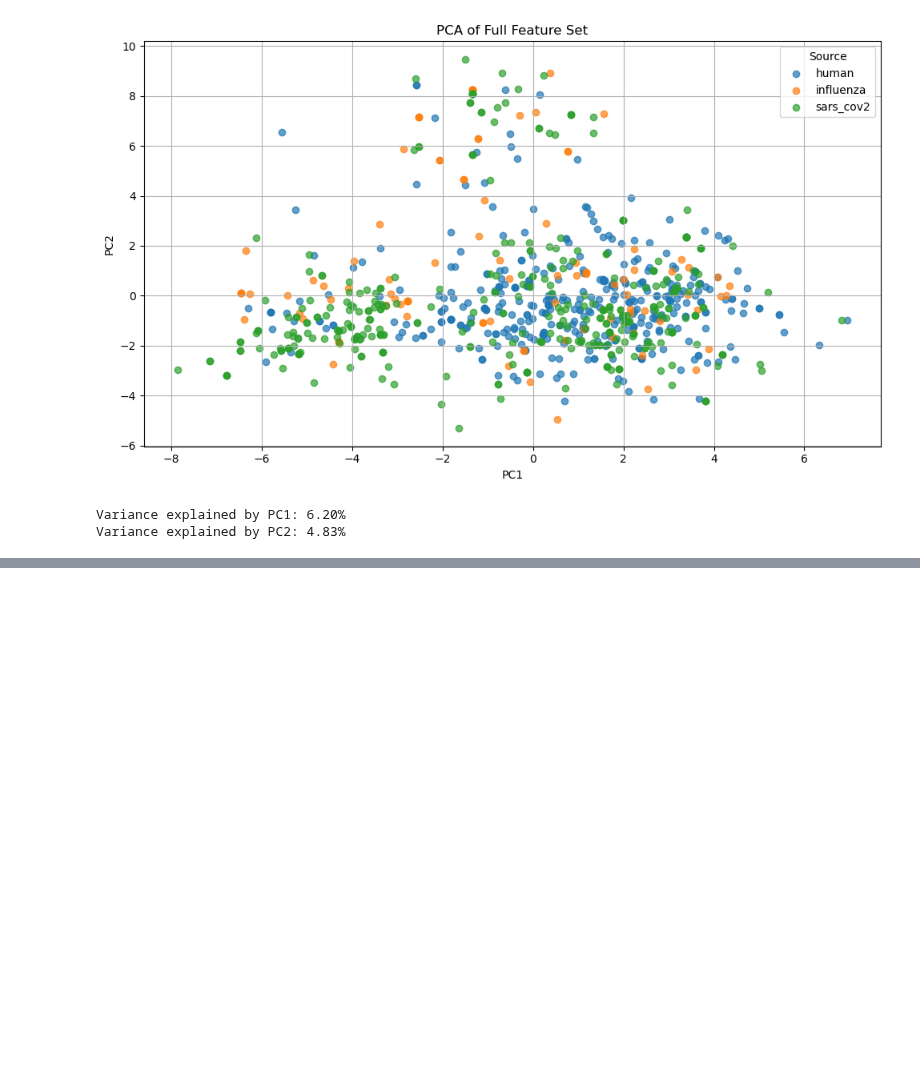
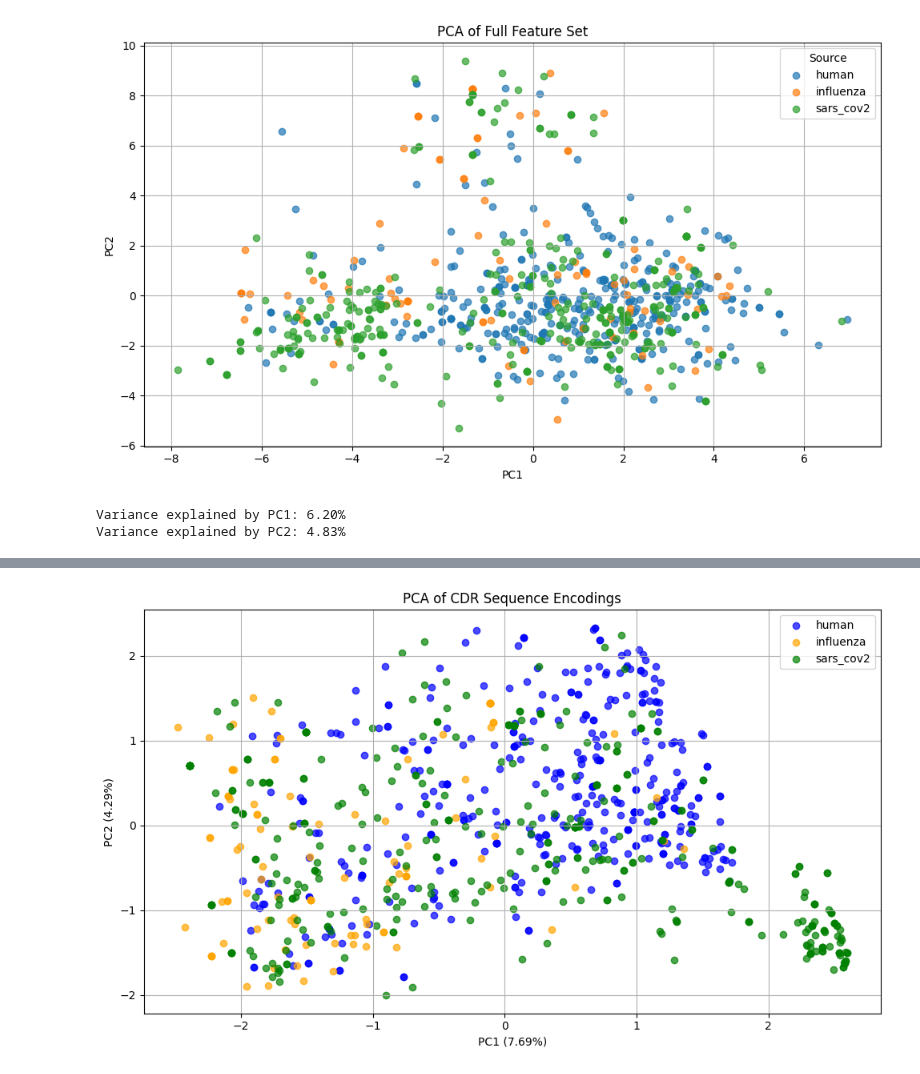
Before and after one commit to datascience-2025-group4/group04-team02, a Jupyter notebook: dataanalysis/05_PCA.ipynb, the cells around one changed output, grey strips where cells are left out. Saved outputs shown, nothing was run; the diff lists cells and outputs as text; code cells hidden in the pictures; blank space fills up the shorter version.

```diff
--- a/dataanalysis/05_PCA.ipynb
+++ b/dataanalysis/05_PCA.ipynb
@@ -52,0 +76,20 @@ Variance explained by PC2: 4.83%
+# %%
+import numpy as np
+
+# Alphabet + Padding-Zeichen
+aa_list = list("ACDEFGHIKLMNPQRSTVWY-")
+aa_to_idx = {aa: i for i, aa in enumerate(aa_list)}
+
+# Padding auf gleiche Länge
+max_len = df_nm["CDR_all"].str.len().max()
+padded = df_nm["CDR_all"].apply(lambda x: x.ljust(max_len, "-"))
+
+# One-Hot-Matrix erzeugen
+onehot = np.zeros((len(df_nm), max_len * len(aa_list)))
+
+for i, seq in enumerate(padded):
+    for j, aa in enumerate(seq):
+        idx = aa_to_idx.get(aa, aa_to_idx["-"])
+        onehot[i, j * len(aa_list) + idx] = 1
+
+onehot
@@ -52,0 +104,25 @@ Variance explained by PC2: 4.83%
+# %%
+from sklearn.decomposition import PCA
+import matplotlib.pyplot as plt
+
+pca = PCA(n_components=2)
+X_pca = pca.fit_transform(onehot)
+
+# Quelle als Farbe
+colors = {"human": "blue", "influenza": "orange", "sars_cov2": "green"}
+group_labels = df_nm["source"].values
+
+plt.figure(figsize=(10, 6))
+for group in np.unique(group_labels):
+    idx = group_labels == group
+    plt.scatter(X_pca[idx, 0], X_pca[idx, 1], label=group, alpha=0.7, color=colors.get(group, "gray"))
+
+plt.xlabel(f"PC1 ({pca.explained_variance_ratio_[0]*100:.2f}%)")
+plt.ylabel(f"PC2 ({pca.explained_variance_ratio_[1]*100:.2f}%)")
+plt.title("PCA of CDR Sequence Encodings")
+plt.legend()
+plt.grid(True)
+plt.tight_layout()
+plt.show()
+# %% [output]
+[figure, added]
```
Also changed, not shown: parts of 4 cells of this notebook, 6 other files.
